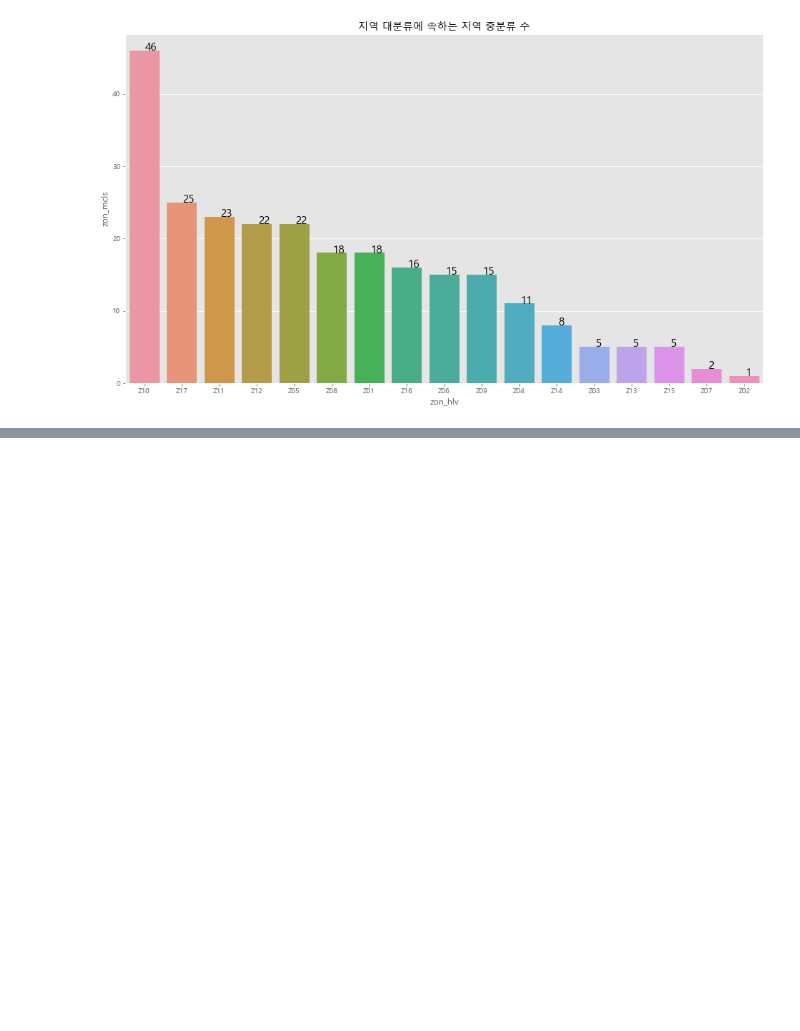
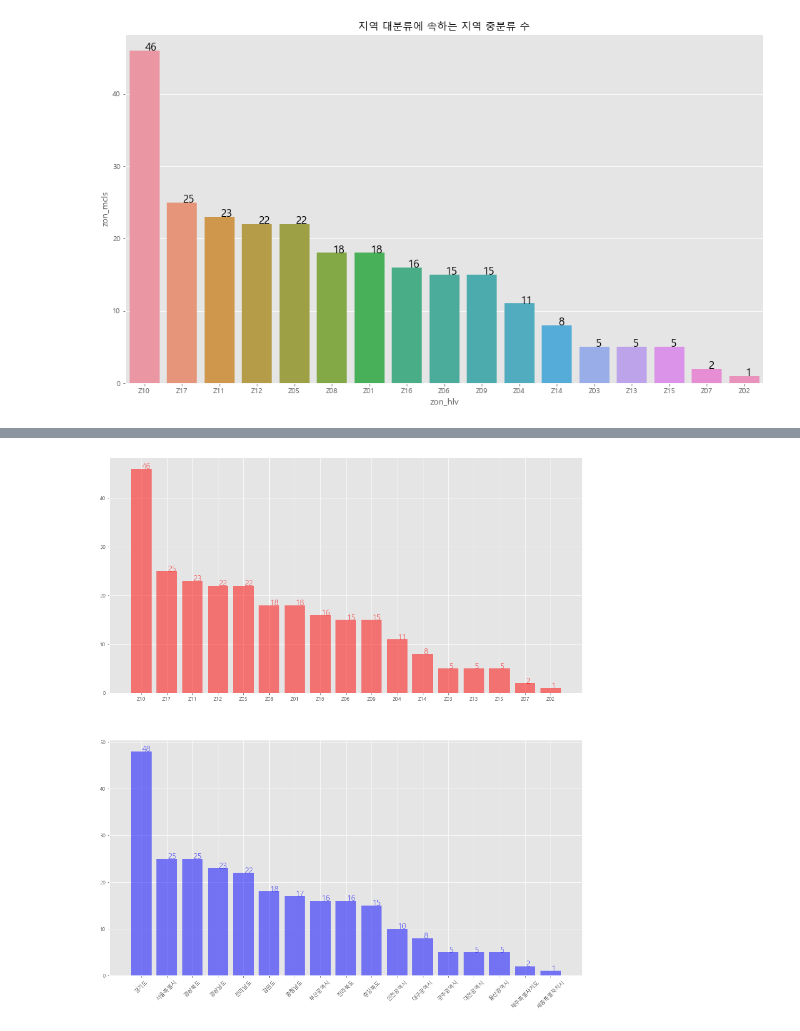
Before and after one commit to osy5882/Lpoint_competition, a Jupyter notebook: EDA/3_store.ipynb, the cells around one changed output, grey strips where cells are left out. Drawn from its saved outputs; the diff is of its cells as text; code cells hidden in the pictures; blank space fills up the shorter version.

```diff
--- a/EDA/3_store.ipynb
+++ b/EDA/3_store.ipynb
@@ -111,0 +115,3 @@ plt.show()
+# %%
+df_pop = pd.read_csv("../LPOINT_BIG_COMP/행정구역_시군구_별_주민등록세대수_20220706160558.csv", encoding="cp949")
+df_pop
@@ -111,0 +132,4 @@ plt.show()
+# %%
+# 1. 전국 없애기
+df_pop.drop(0, axis=0, inplace=True)
+df_pop
@@ -111,0 +150,4 @@ plt.show()
+# %%
+# 2. 인구가 없는 곳
+df_rest = df_pop.loc[df_pop["2022.03"]!=0].reset_index(drop=True).rename({"행정구역(시군구)별":"행정구역", "2022.03":"인구"}, axis=1)
+df_rest
@@ -111,0 +168,35 @@ plt.show()
+# %%
+sd_name = ['서울특별시', '부산광역시', '대구광역시', '인천광역시', '광주광역시', '대전광역시', '울산광역시', '세종특별자치시',
+           '경기도', '강원도', '충청북도', '충청남도', '전라북도', '전라남도', '경상북도', '경상남도', '제주특별자치도']
+sgg_name = [[] for _ in range(len(sd_name))]
+
+for value in df_rest["행정구역"].values:
+    if value in sd_name:
+        idx = sd_name.index(value)
+        continue
+    sgg_name[idx].append(value)
+
+sd_sgg_num = list(map(lambda x,y: (x,y), sd_name, list(map(len, sgg_name))))
+sd_sgg_num = sorted(sd_sgg_num, key=lambda x: x[1], reverse=True)
+sido_name = list(map(lambda x: x[0],sd_sgg_num))
+sgg_num = list(map(lambda x: x[1],sd_sgg_num))
+# %%
+fig, ax = plt.subplots(nrows=2, ncols=1, figsize=(16,18))
+
+ax[0].bar(x=df_zn_grp["zon_hlv"], height=df_zn_grp["zon_mcls"], color="red", alpha=.5)
+x_loc = 0.03
+for val in df_zn_grp["zon_mcls"]:
+    ax[0].text(x=x_loc, y=val, s=f"{val}", size=15, color="red", alpha=.5)
+    x_loc+=1
+# ax[0].title("지역 대분류에 속하는 지역 중분류 수")
+
+ax[1].bar(x=sido_name, height=sgg_num, color="blue", alpha=.5)
+x_loc = 0.03
+for val in sgg_num:
+    ax[1].text(x=x_loc, y=val, s=f"{val}", size=15, color="blue", alpha=.5)
+    x_loc+=1
+ax[1].set_xticklabels(labels=sido_name, rotation=45)
+# ax[0].title("지역 대분류에 속하는 지역 중분류 수")
+plt.show()
+# %% [output]
+[figure, added]
```
Also changed, not shown: parts of 4 cells of this notebook.
